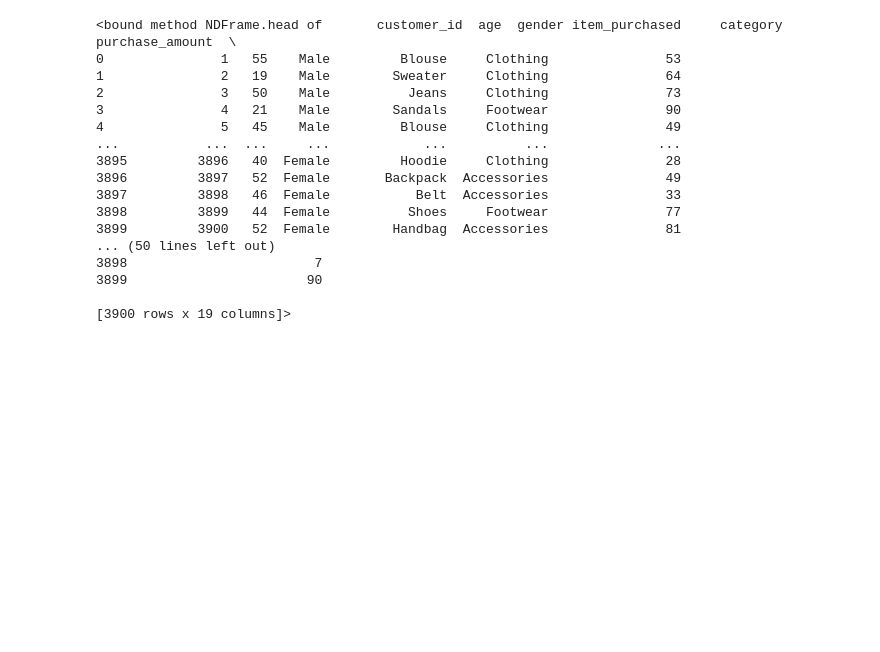
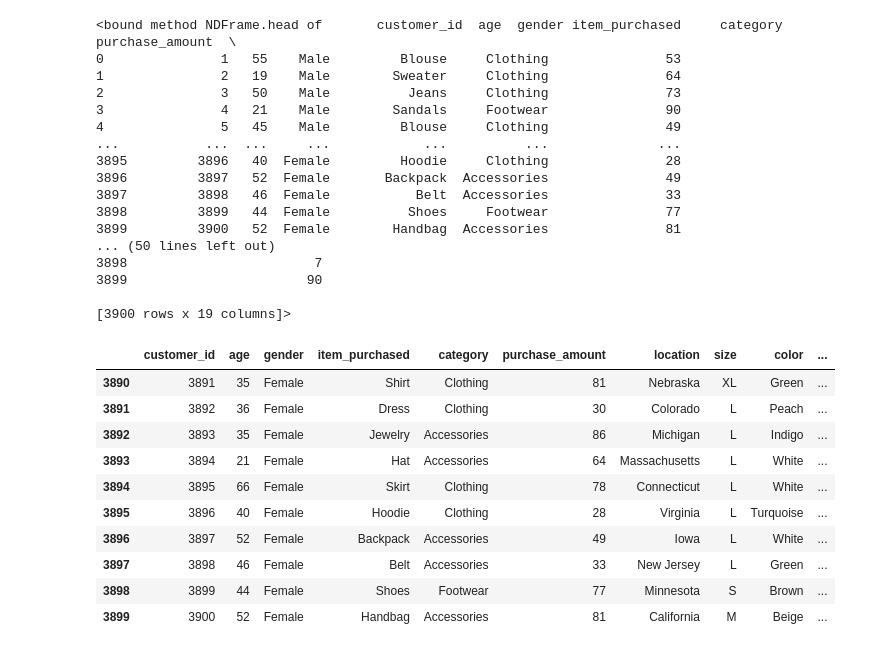
Before and after one commit to siddharth369p/customer_Trends_Data_Analysis, a Jupyter notebook: Customer.ipynb, the cells around one changed output. Drawn from its saved outputs; the diff is of its cells as text; code cells hidden in the pictures; blank space fills up the shorter version.

Commit message:
Update customer analysis notebook

```diff
--- a/Customer.ipynb
+++ b/Customer.ipynb
@@ -280,3 +280,17 @@ df.head
 3899                       90
 
 [3900 rows x 19 columns]>
+# %%
+df.tail(10)
+# %% [output]
+|  | customer_id | age | gender | item_purchased | category | purchase_amount | location | size | color | ... |
+| 3890 | 3891 | 35 | Female | Shirt | Clothing | 81 | Nebraska | XL | Green | ... |
+| 3891 | 3892 | 36 | Female | Dress | Clothing | 30 | Colorado | L | Peach | ... |
+| 3892 | 3893 | 35 | Female | Jewelry | Accessories | 86 | Michigan | L | Indigo | ... |
+| 3893 | 3894 | 21 | Female | Hat | Accessories | 64 | Massachusetts | L | White | ... |
+| 3894 | 3895 | 66 | Female | Skirt | Clothing | 78 | Connecticut | L | White | ... |
+| 3895 | 3896 | 40 | Female | Hoodie | Clothing | 28 | Virginia | L | Turquoise | ... |
+| 3896 | 3897 | 52 | Female | Backpack | Accessories | 49 | Iowa | L | White | ... |
+| 3897 | 3898 | 46 | Female | Belt | Accessories | 33 | New Jersey | L | Green | ... |
+| 3898 | 3899 | 44 | Female | Shoes | Footwear | 77 | Minnesota | S | Brown | ... |
+| 3899 | 3900 | 52 | Female | Handbag | Accessories | 81 | California | M | Beige | ... |
```
